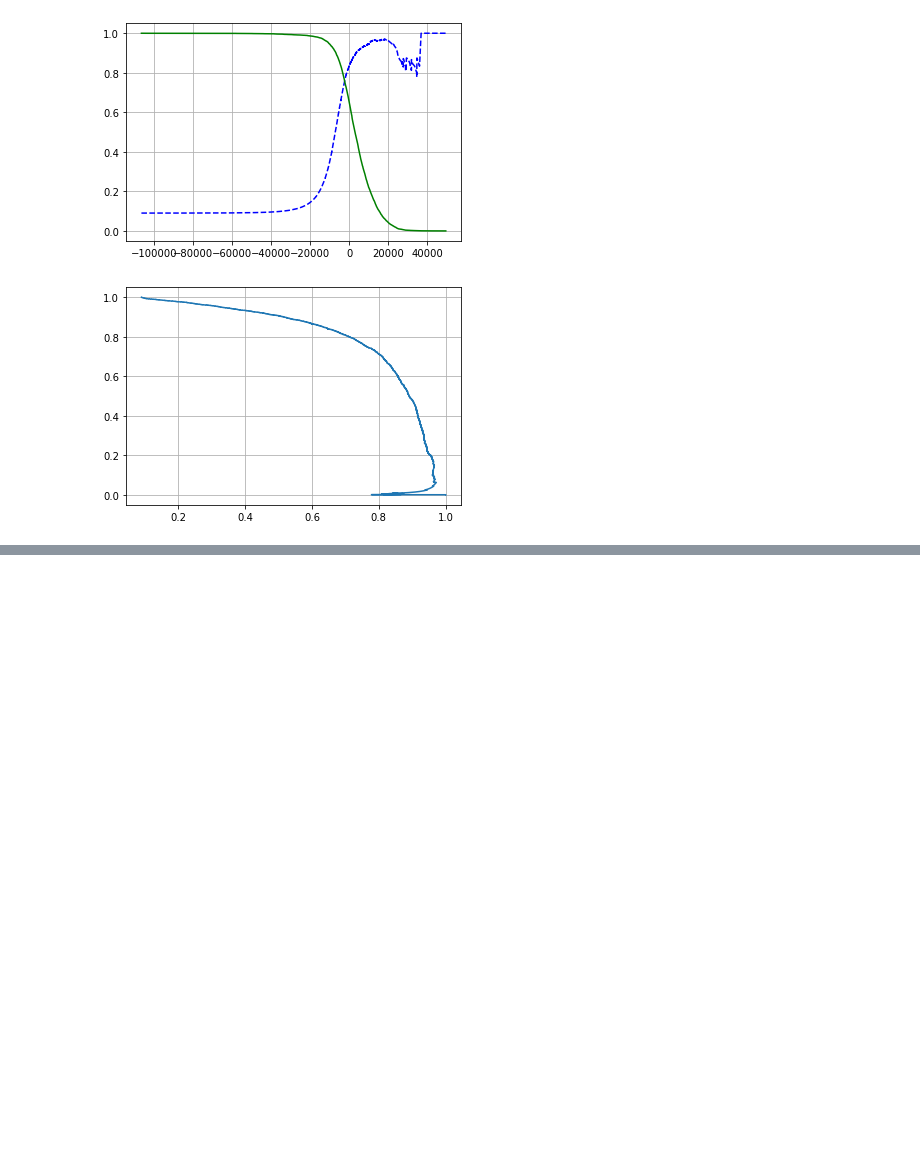
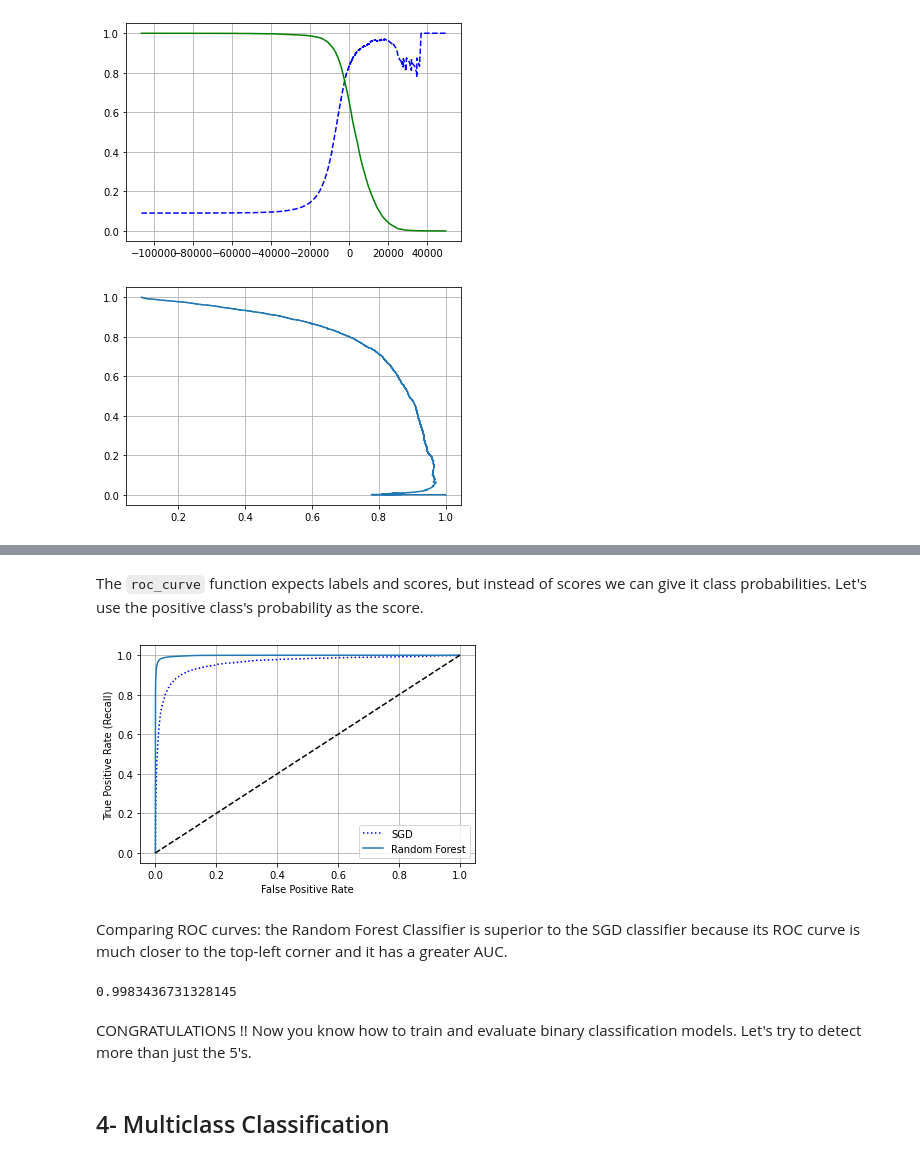
Before and after one commit to faresalouf/Machine_Learning, a Jupyter notebook: 2_Classification.ipynb, the cells around one changed output, grey strips where cells are left out. Saved outputs shown, nothing was run; the diff lists cells and outputs as text; code cells hidden in the pictures; blank space fills up the shorter version.

Commit message:
Up to multiclass

```diff
--- a/2_Classification.ipynb
+++ b/2_Classification.ipynb
@@ -339,0 +398,28 @@ threshold_90_precision
+# %%
+from sklearn.ensemble import RandomForestClassifier
+
+forest_clf = RandomForestClassifier(random_state = 42)
+y_probas_forest = cross_val_predict(forest_clf, X_train, y_train_5, cv = 3, method = 'predict_proba')
+# %% [markdown]
+The `roc_curve` function expects labels and scores, but instead of scores we can give it class probabilities. Let's use the positive class's probability as the score.
+# %%
+y_scores_forest = y_probas_forest[:,1] #score = proba of positive class
+fpr_forest, tpr_forest, thresholds_forest = roc_curve(y_train_5, y_scores_forest)
+# %%
+# Plot
+plt.plot(fpr,tpr,'b:', label = 'SGD')
+plot_roc_curve(fpr_forest,tpr_forest,'Random Forest')
+plt.legend(loc = 'lower right')
+plt.show()
+# %% [output]
+[figure, added]
+# %% [markdown]
+Comparing ROC curves: the Random Forest Classifier is superior to the SGD classifier because its ROC curve is much closer to the top-left corner and it has a greater AUC.
+# %%
+roc_auc_score(y_train_5,y_scores_forest)
+# %% [output]
+0.9983436731328145
+# %% [markdown]
+CONGRATULATIONS !! Now you know how to train and evaluate binary classification models. Let's try to detect more than just the 5's.
+# %% [markdown]
+## 4- Multiclass Classification
```
Also changed, not shown: parts of 16 cells of this notebook.
